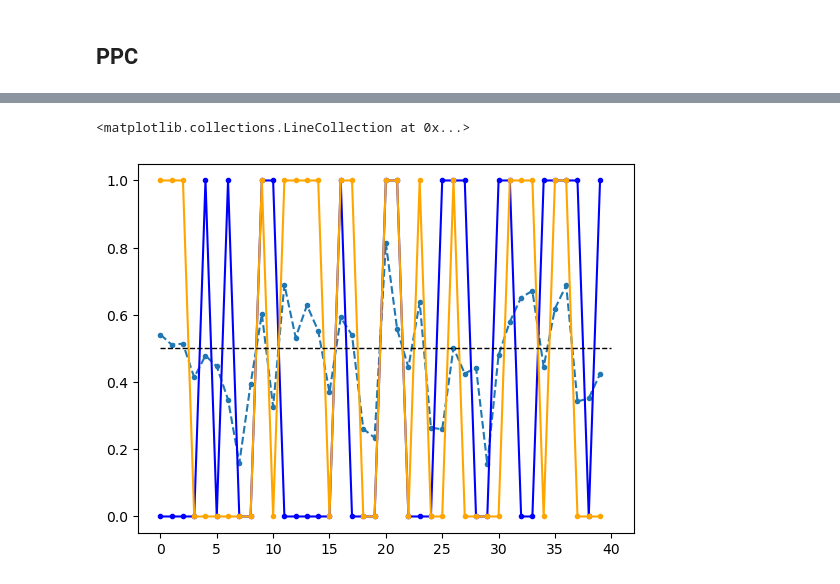
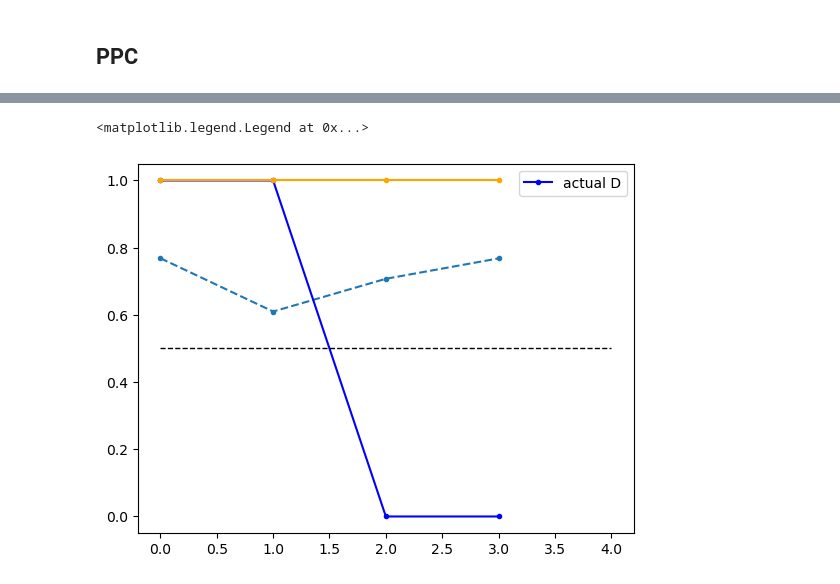
Before and after one commit to Ali-Setareh/SeqGPLVM_FEMSM, a Jupyter notebook: notebooks/model_inspection.ipynb, the cells around one changed output, grey strips where cells are left out. Cells and saved outputs as stored; diff of their text form; code cells hidden in the pictures.

```diff
--- a/notebooks/model_inspection.ipynb
+++ b/notebooks/model_inspection.ipynb
@@ -62,7 +62,7 @@ print(df_idx.shape)
 48	821f6a991a
 49	1fd206a4f4
 # %%
-model_name = "seqgplvm"
+model_name = "seqgplvm_val"
 device = "cuda"
 tid = 9
 train_id = df_idx.train_id.unique()[tid]
@@ -222,12 +222,13 @@ a_predicted = a_samples.mean(0).mean(2)
 # %%
 patient_id = 199
 plt.plot(a_predicted[patient_id].numpy(), "--.")
-plt.plot(df[df.patient_id == patient_id].D.to_numpy(), ".-", c = "blue")
+plt.plot(df[df.patient_id == patient_id].D.to_numpy(), ".-", c = "blue", label = "actual D")
 plt.plot([0 if a_predicted<0.5 else 1 for a_predicted in a_predicted[patient_id].numpy()], ".-", c = "orange")
 plt.hlines(y=0.5, xmin=0, xmax=len(a_predicted[patient_id]), color='k', linestyle='--', linewidth=1)
+plt.legend()
 # %% [output]
-<matplotlib.collections.LineCollection at 0x...>
+<matplotlib.legend.Legend at 0x...>
-[figure, old version]
+[figure, new version]
 # %%
 import numpy as np
 import matplotlib.pyplot as plt
```
Also changed, not shown: parts of 13 cells of this notebook, 3 other files.
